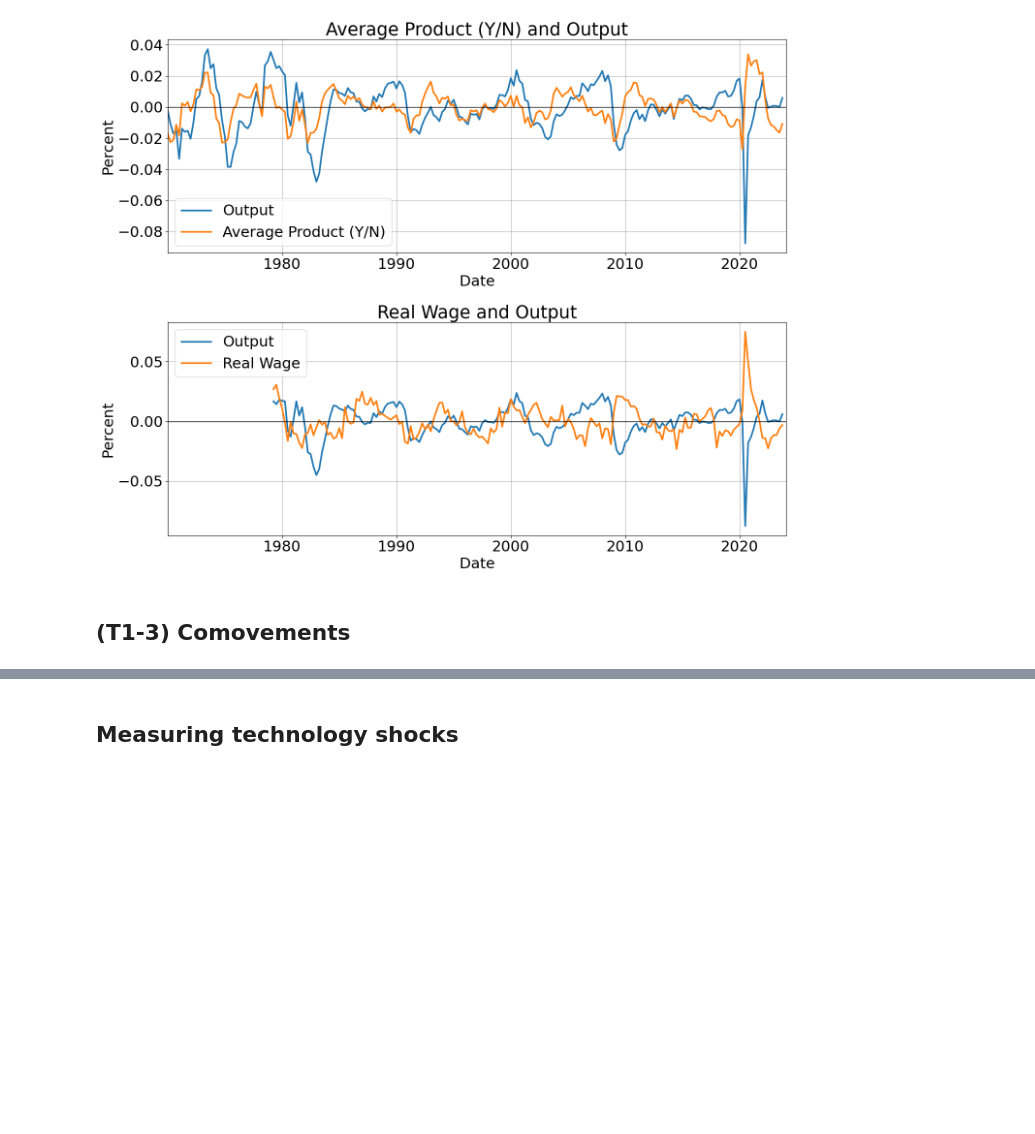
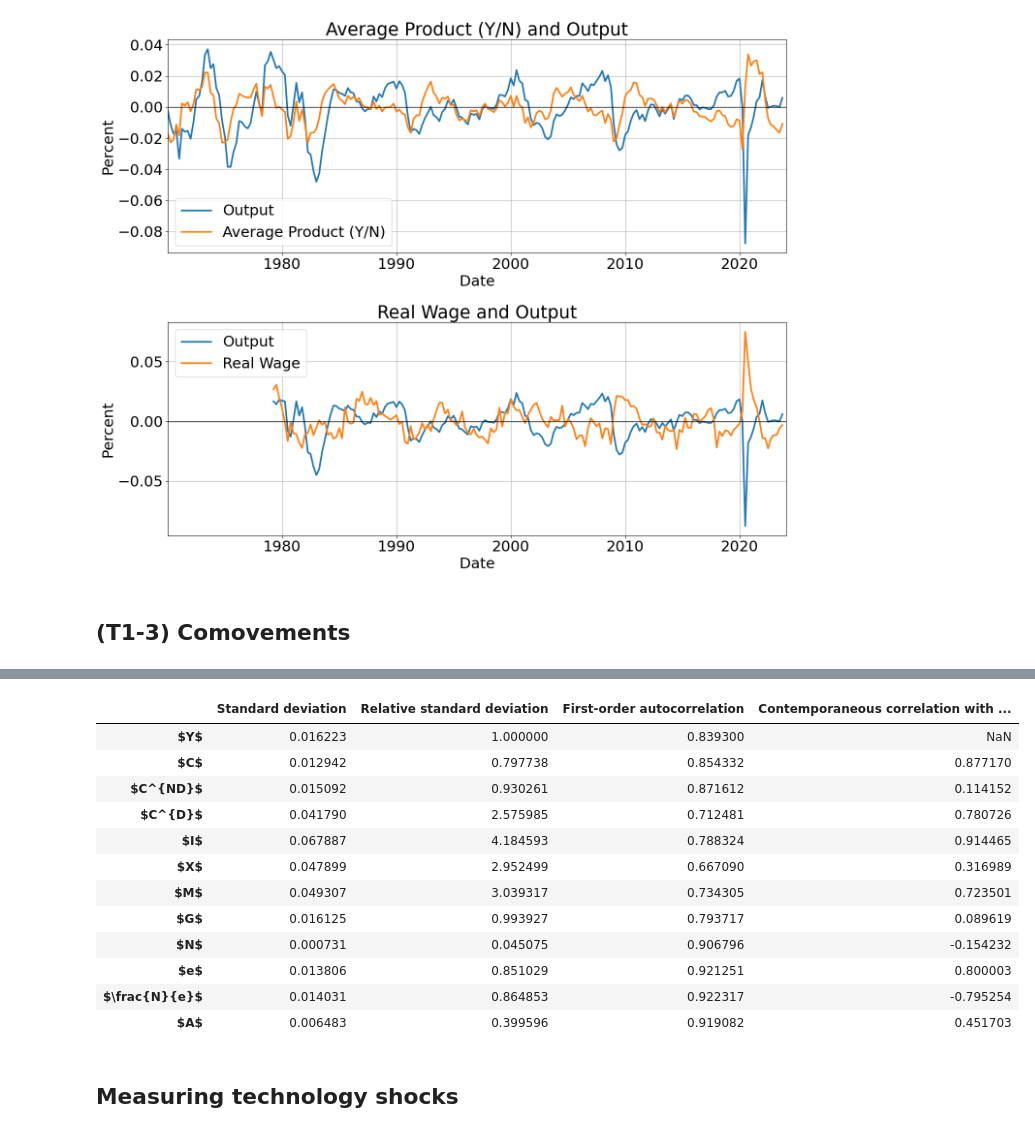
Before and after one commit to alexwellman/macrodata-wellman, a Jupyter notebook: Econ212/data_212.ipynb, the cells around one changed output, grey strips where cells are left out. Cells and saved outputs as stored; diff of their text form; code cells hidden in the pictures; blank space fills up the shorter version.

```diff
--- a/Econ212/data_212.ipynb
+++ b/Econ212/data_212.ipynb
@@ -868,3 +875,74 @@ table3n
+# %%
+
+start_date = '1947-01-01'
+end_date = '1996-12-31'
+
+# Filter the series DataFrame to include only the desired date range
+series = series.loc[start_date:end_date]
+
+# List of variable names to be included in the calculations
+variable_keys = ['y', 'c', 'nondur', 'dur', 'i', 'exp', 'imp', 'g', 'pop', 'emp', 'ndive', 'solow']
+
+# Convert the specified series to logarithms
+log_series = np.log(series[variable_keys])
+
+# Apply HP filter to detrend the log-transformed series
+hp_cycles = {col: sm.tsa.filters.hpfilter(log_series[col], 1600)[0] for col in log_series}
+
+# Calculate the standard deviation of the cyclical components
+std_devs = {col: hp_cycles[col].std() for col in hp_cycles}
+
+# Calculate the relative standard deviation using 'y' standard deviation
+rel_std_devs = {col: (std_dev / std_devs['y']) for col, std_dev in std_devs.items()}
+
+# Calculate the first-order autocorrelation for the cyclical components
+first_order_autocorrs = {col: hp_cycles[col].autocorr(lag=1) for col in hp_cycles}
+
+# Calculate contemporaneous correlation with output ('y') for the cyclical components
+cont_corrs_with_y = {col: hp_cycles[col].corr(hp_cycles['y']) for col in hp_cycles if col != 'y'}
+
+
+# Create a DataFrame to display the results
+results_df = pd.DataFrame({
+    'Standard deviation': std_devs,
+    'Relative standard deviation': rel_std_devs,
+    'First-order autocorrelation': first_order_autocorrs,
+    'Contemporaneous correlation with output': cont_corrs_with_y
+})
+
+# Rename the DataFrame index to match the LaTeX format
+rename_dict = {
+    'y': '$Y$',
+    'c': '$C$',
+    'nondur': '$C^{ND}$',
+    'dur': '$C^{D}$',
+    'i': '$I$',
+    'exp': '$X$',
+    'imp': '$M$',
+    'g': '$G$',
+    'pop': '$N$',
+    'emp': '$e$',
+    'ndive': '$\\frac{N}{e}$',
+    'solow': '$A$'
+}
+results_df.rename(index=rename_dict, inplace=True)
+
+# Display the results
+results_df
+# %% [output]
+|  | Standard deviation | Relative standard deviation | First-order autocorrelation | Contemporaneous correlation with ... |
+| $Y$ | 0.016223 | 1.000000 | 0.839300 | NaN |
+| $C$ | 0.012942 | 0.797738 | 0.854332 | 0.877170 |
+| $C^{ND}$ | 0.015092 | 0.930261 | 0.871612 | 0.114152 |
+| $C^{D}$ | 0.041790 | 2.575985 | 0.712481 | 0.780726 |
+| $I$ | 0.067887 | 4.184593 | 0.788324 | 0.914465 |
+| $X$ | 0.047899 | 2.952499 | 0.667090 | 0.316989 |
+| $M$ | 0.049307 | 3.039317 | 0.734305 | 0.723501 |
+| $G$ | 0.016125 | 0.993927 | 0.793717 | 0.089619 |
+| $N$ | 0.000731 | 0.045075 | 0.906796 | -0.154232 |
+| $e$ | 0.013806 | 0.851029 | 0.921251 | 0.800003 |
+| $\frac{N}{e}$ | 0.014031 | 0.864853 | 0.922317 | -0.795254 |
+| $A$ | 0.006483 | 0.399596 | 0.919082 | 0.451703 |
 # %% [markdown]
 ## Measuring technology shocks
 # %%
```
Also changed, not shown: parts of 4 cells of this notebook, 3 other files.
